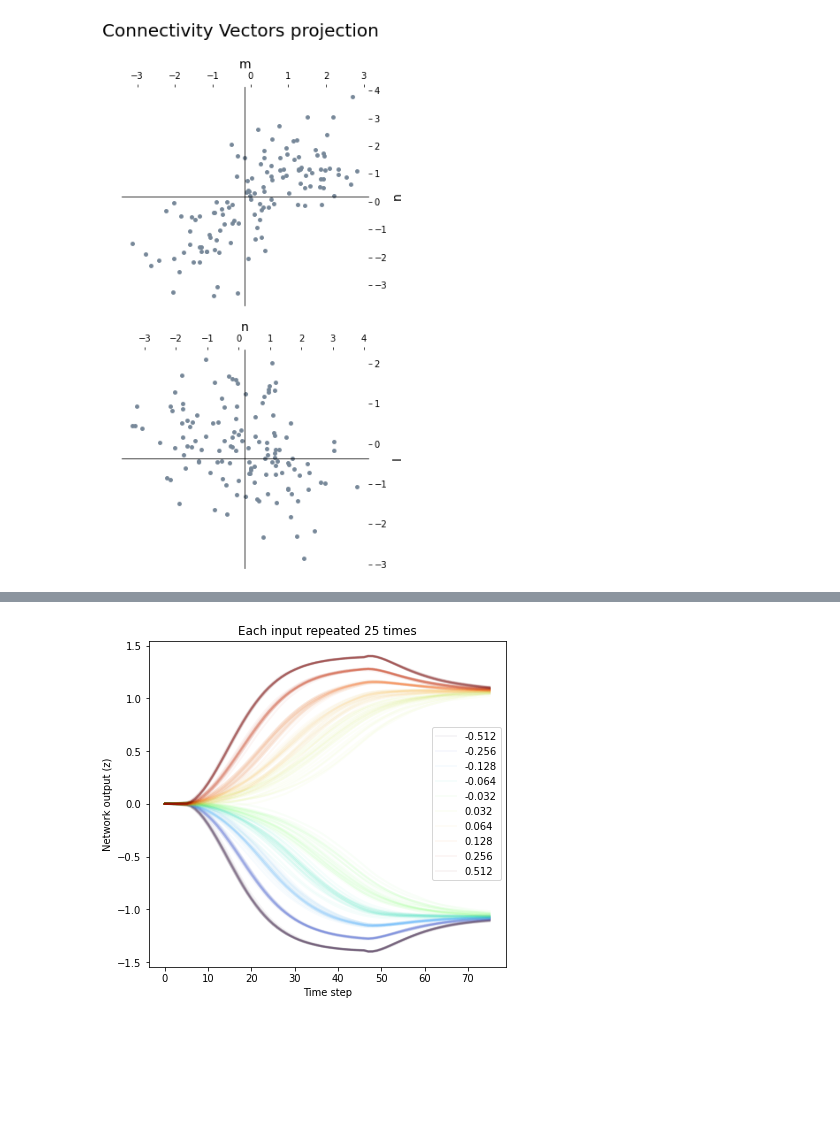
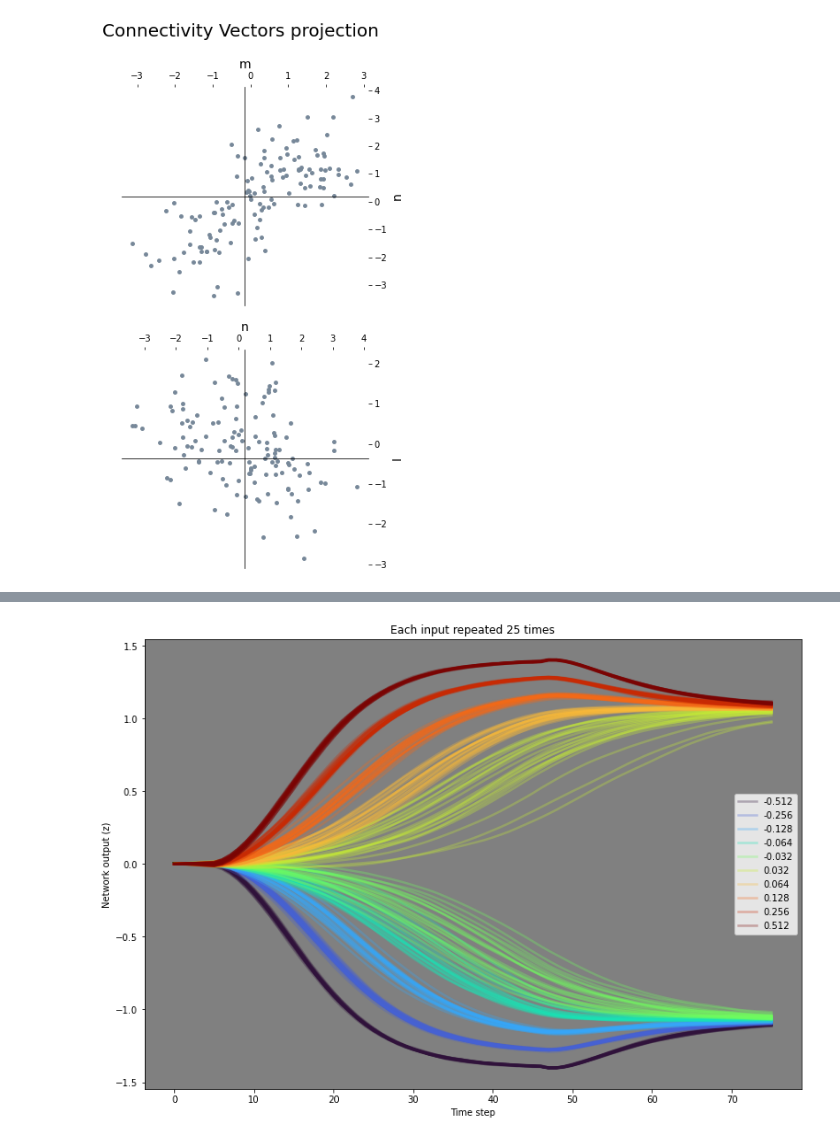
Before and after one commit to Erfan7bt/MHBF, a Jupyter notebook: Projects/ErfanCheck.ipynb, the cells around one changed output, grey strips where cells are left out. Saved outputs shown, nothing was run; the diff lists cells and outputs as text; code cells hidden in the pictures; blank space fills up the shorter version.

```diff
--- a/Projects/ErfanCheck.ipynb
+++ b/Projects/ErfanCheck.ipynb
@@ -73,14 +65,14 @@ visITO(ParametricDataset, twomodel)
 # %%
 
 plot_input_range(onedmodel,
-                single_decision,
-#                  [-16, -8]) h
+               single_decision,
                 (3.2/100)*np.array([-16, -8, -4, -2, -1, 1, 2, 4, 8, 16]),
-                alpha=0,
+                alpha=0.3,
                 num_repeat=25,
-                background="white")
+                figsize=(16, 9),
+                linewidth=2.5)
 # %% [output]
-[figure, old version]
+[figure, new version]
 # %%
 #check the equivalent one, two dimensional models
 onedmodel_given= OneDimEquivalent(model_rank1,given_params=True)
```
Also changed, not shown: parts of 7 cells of this notebook, 4 other files.
